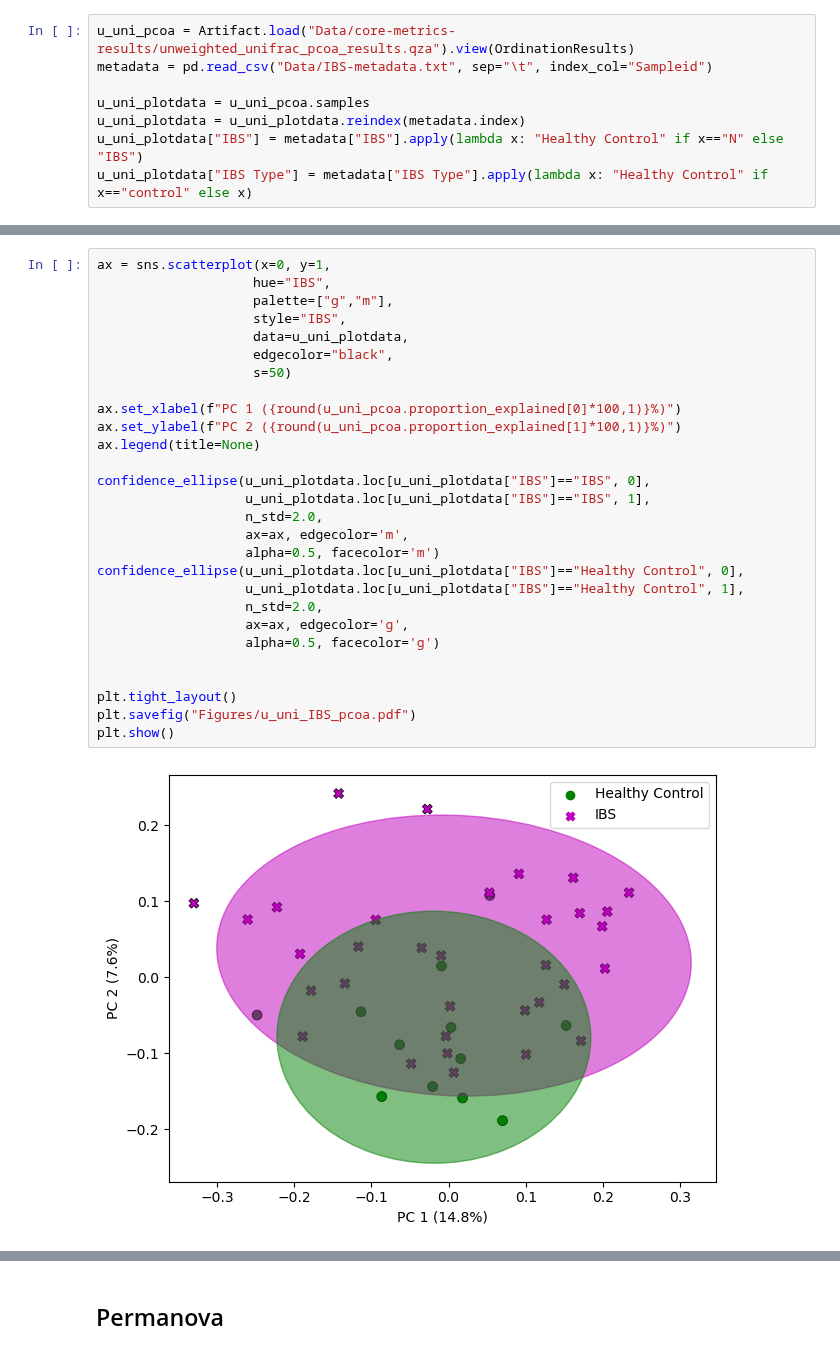
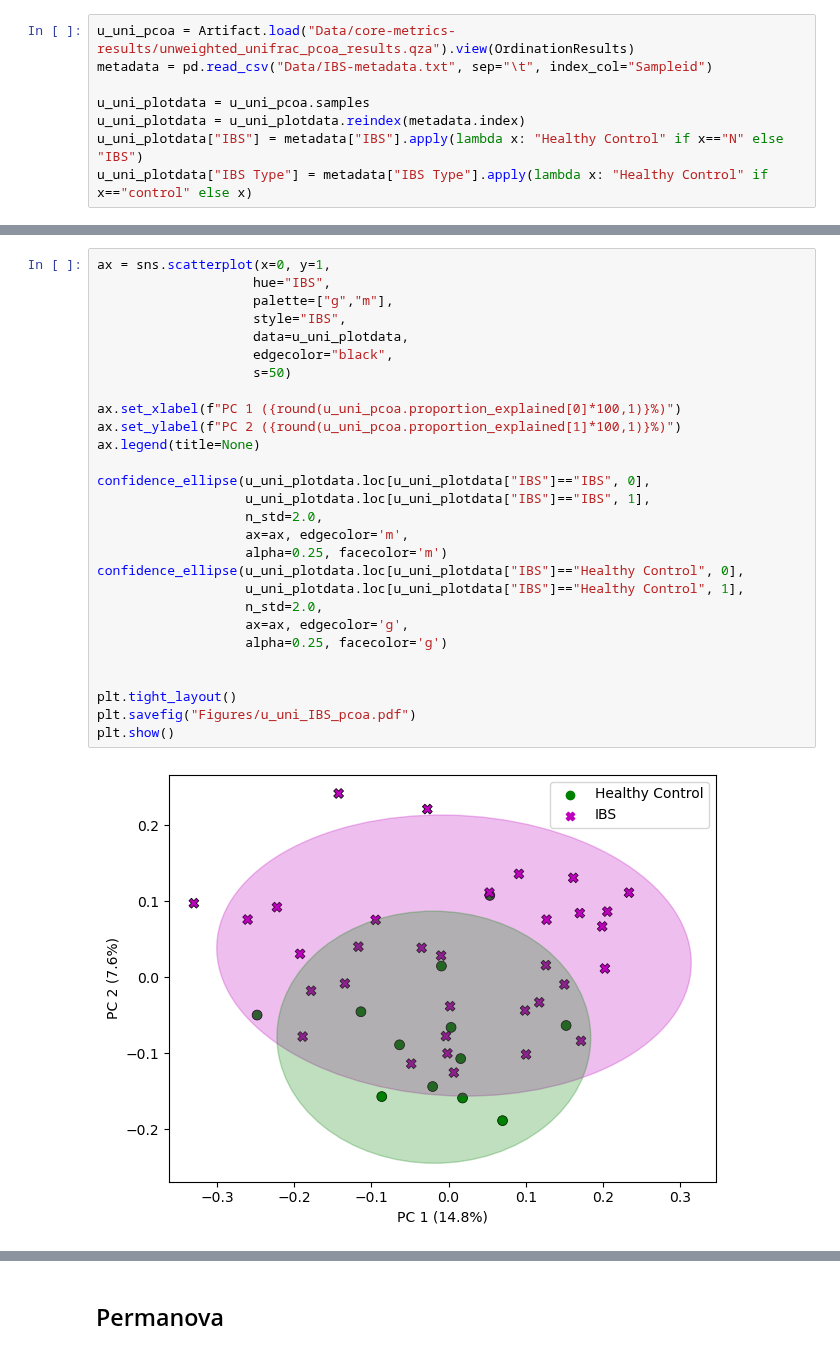
Before and after one commit to sterrettJD/Phadtare-IBS, a Jupyter notebook: PCoA.ipynb, the cells around one changed output, grey strips where cells are left out. Cells and saved outputs as stored; diff of their text form.

```diff
--- a/PCoA.ipynb
+++ b/PCoA.ipynb
@@ -98,33 +98,33 @@ def confidence_ellipse(x, y, ax, n_std=3.0, facecolor='none', **kwargs):
 # %%
 ax = sns.scatterplot(x=0, y=1,
                     hue="IBS",
                     palette=["g","m"],
                     style="IBS",
                     data=u_uni_plotdata,
                     edgecolor="black",
                     s=50)
 
 ax.set_xlabel(f"PC 1 ({round(u_uni_pcoa.proportion_explained[0]*100,1)}%)")
 ax.set_ylabel(f"PC 2 ({round(u_uni_pcoa.proportion_explained[1]*100,1)}%)")
 ax.legend(title=None)
 
 confidence_ellipse(u_uni_plotdata.loc[u_uni_plotdata["IBS"]=="IBS", 0],
                    u_uni_plotdata.loc[u_uni_plotdata["IBS"]=="IBS", 1],
                    n_std=2.0,
                    ax=ax, edgecolor='m',
-                   alpha=0.5, facecolor='m')
+                   alpha=0.25, facecolor='m')
 confidence_ellipse(u_uni_plotdata.loc[u_uni_plotdata["IBS"]=="Healthy Control", 0],
                    u_uni_plotdata.loc[u_uni_plotdata["IBS"]=="Healthy Control", 1],
                    n_std=2.0,
                    ax=ax, edgecolor='g',
-                   alpha=0.5, facecolor='g')
+                   alpha=0.25, facecolor='g')
 
 
 plt.tight_layout()
 plt.savefig("Figures/u_uni_IBS_pcoa.pdf")
 plt.show()
 # %% [output]
-[figure, old version]
+[figure, new version]
 # %%
 ax = sns.scatterplot(x=0, y=1,
                     hue="IBS Type",
```
Also changed, not shown: parts of 3 cells of this notebook.
